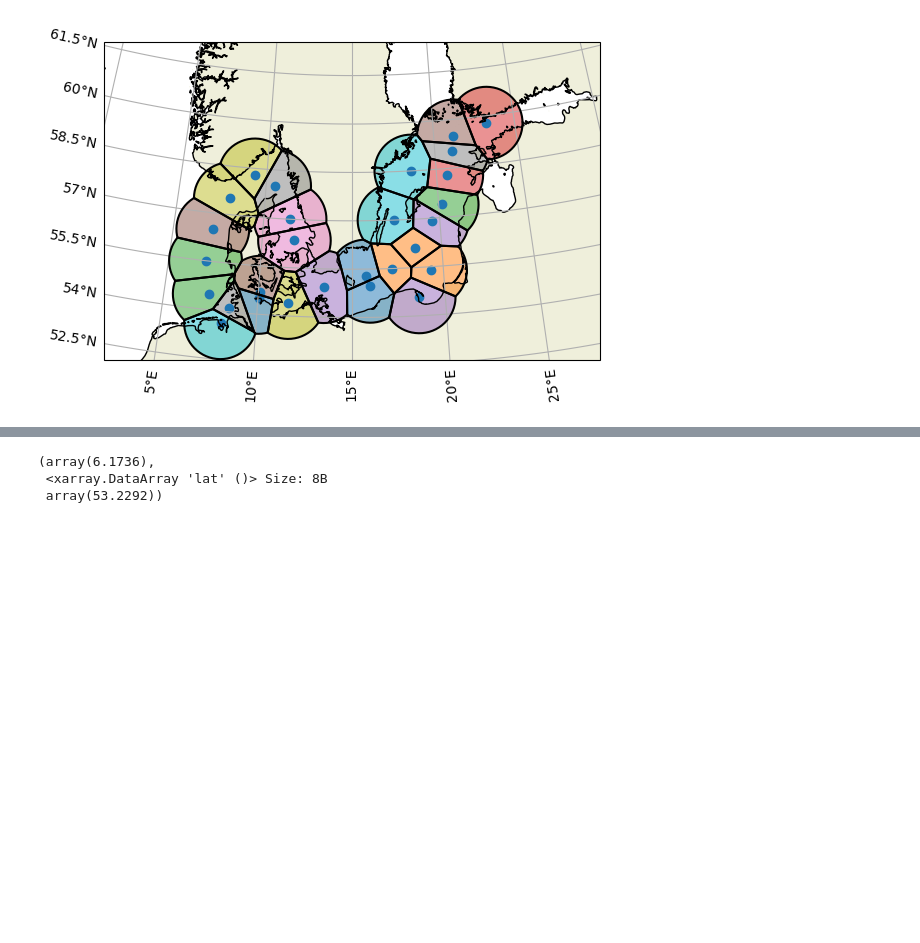
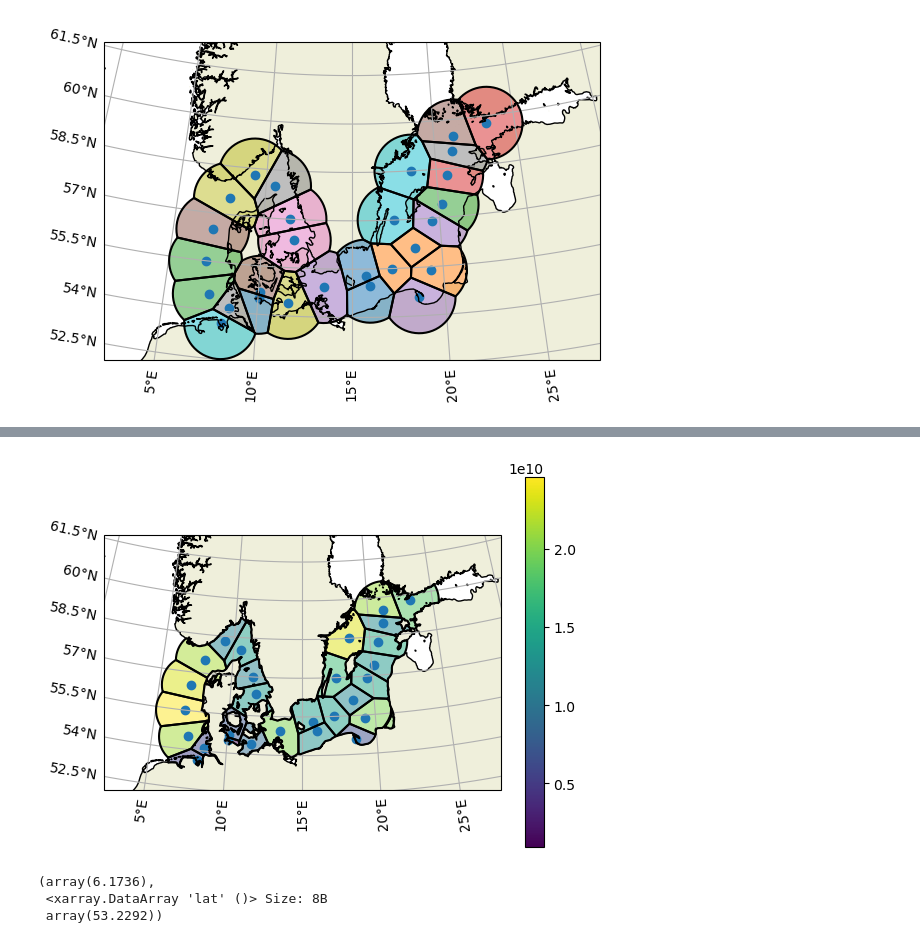
Before and after one commit to geomar-od-lagrange/2025_copepods, a Jupyter notebook: notebooks/VoronoiPolygons.ipynb, the cells around one changed output, grey strips where cells are left out. Cells and saved outputs as stored; diff of their text form; code cells hidden in the pictures; blank space fills up the shorter version.

Commit message:
Added the area to the Voronoi Polygons

```diff
--- a/notebooks/VoronoiPolygons.ipynb
+++ b/notebooks/VoronoiPolygons.ipynb
@@ -27,9 +28,7 @@ mapsize = (16, 8)
 extent = (2.5, 27.5, 52, 62)
 lonmid = np.mean(extent[:2])
 latmid = np.mean(extent[2:])
-map_projection = ccrs.Stereographic(
-    central_longitude=lonmid, central_latitude=latmid,
-    )
+map_projection = ccrs.Stereographic(central_longitude=lonmid, central_latitude=latmid,)
 def basemap(ax):
     ax.set_extent(extent, ccrs.PlateCarree())
     ax.add_feature(cartopy.feature.LAND)
@@ -131,8 +129,22 @@ basemap(ax_map)
 gdf_voronoi_clipped.plot(ax=ax_map, alpha=0.5, column="PolygonID",)
 gdf_voronoi_clipped.boundary.plot(ax=ax_map, color="k",)
 gdf_sample_points.plot(ax=ax_map)
+map_extent = ax_map.get_extent(crs=map_projection)
 plt.show()
 # %% [output]
 [figure]
 # %%
 gdf_voronoi_clipped.to_file(output_VoronoiPolygons)
+# %%
+ocean_50m = cartopy.feature.NaturalEarthFeature('physical', 'ocean', '50m')
+
+for i, poly in enumerate(ocean_50m.intersecting_geometries(map_extent)):
+    if i == 0:
+        polygon = list([poly])
+    else:
+        polygon.append(poly)
+ocean_poly = gpd.GeoDataFrame({'geometry':polygon}, crs=Geodetic()).to_crs(map_projection).clip(area_of_interest)
+ocean_poly
+gdf_voronoi_ocean = gdf_voronoi_clipped.clip(ocean_poly).sort_index()
+gdf_voronoi_ocean['area'] = gdf_voronoi_ocean.clip(ocean_poly).sort_index().area
+gdf_voronoi_ocean
@@ -138,0 +170,10 @@ gdf_voronoi_clipped.to_file(output_VoronoiPolygons)
+# %%
+fig = plt.figure()
+ax_map = fig.add_subplot(projection=map_projection)
+basemap(ax_map)
+gdf_voronoi_ocean.plot(ax=ax_map, alpha=0.5, column="area", legend=True)
+gdf_voronoi_ocean.boundary.plot(ax=ax_map, color="k",)
+gdf_sample_points.plot(ax=ax_map)
+plt.show()
+# %% [output]
+[figure, added]
```
Also changed, not shown: parts of 7 cells of this notebook.
